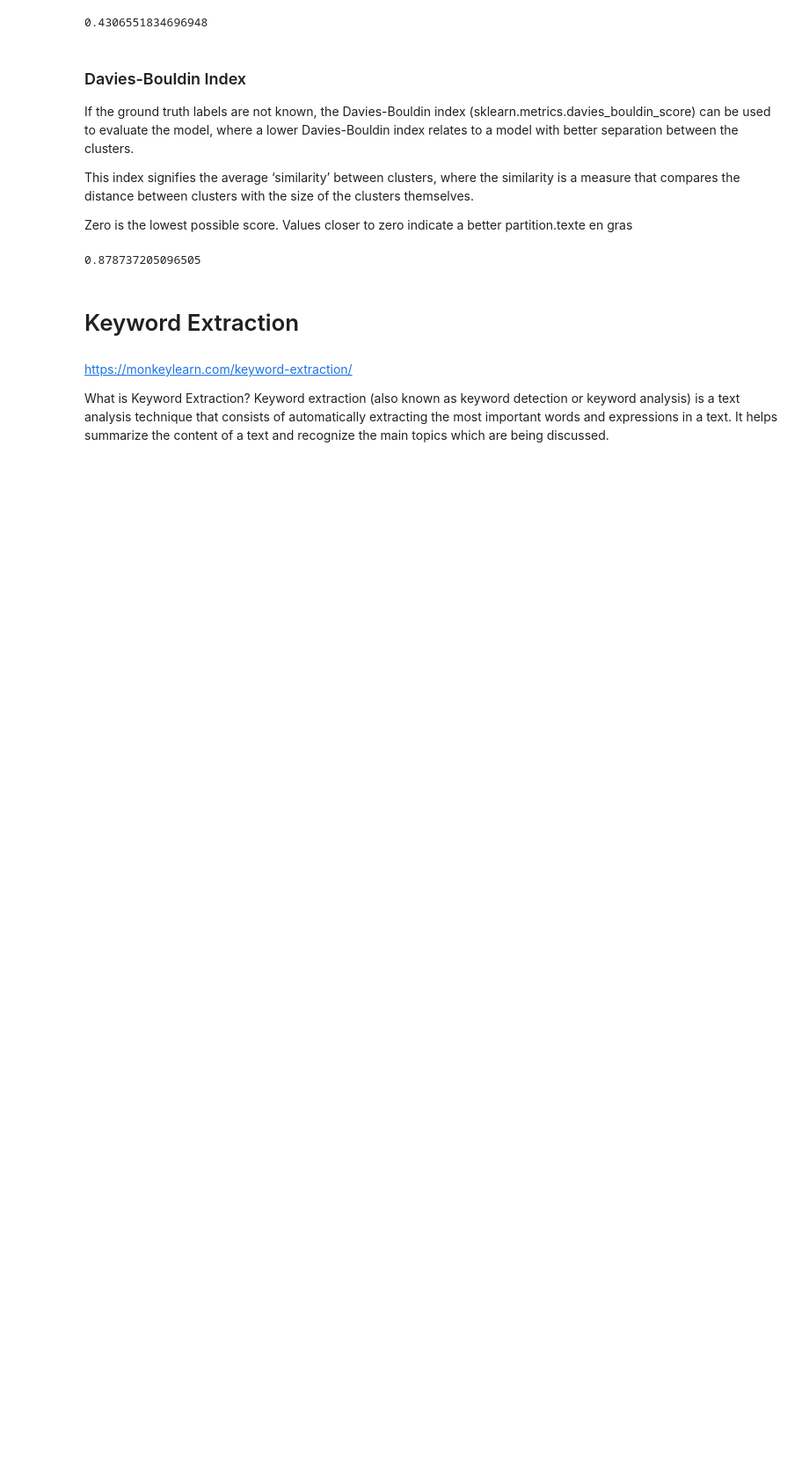
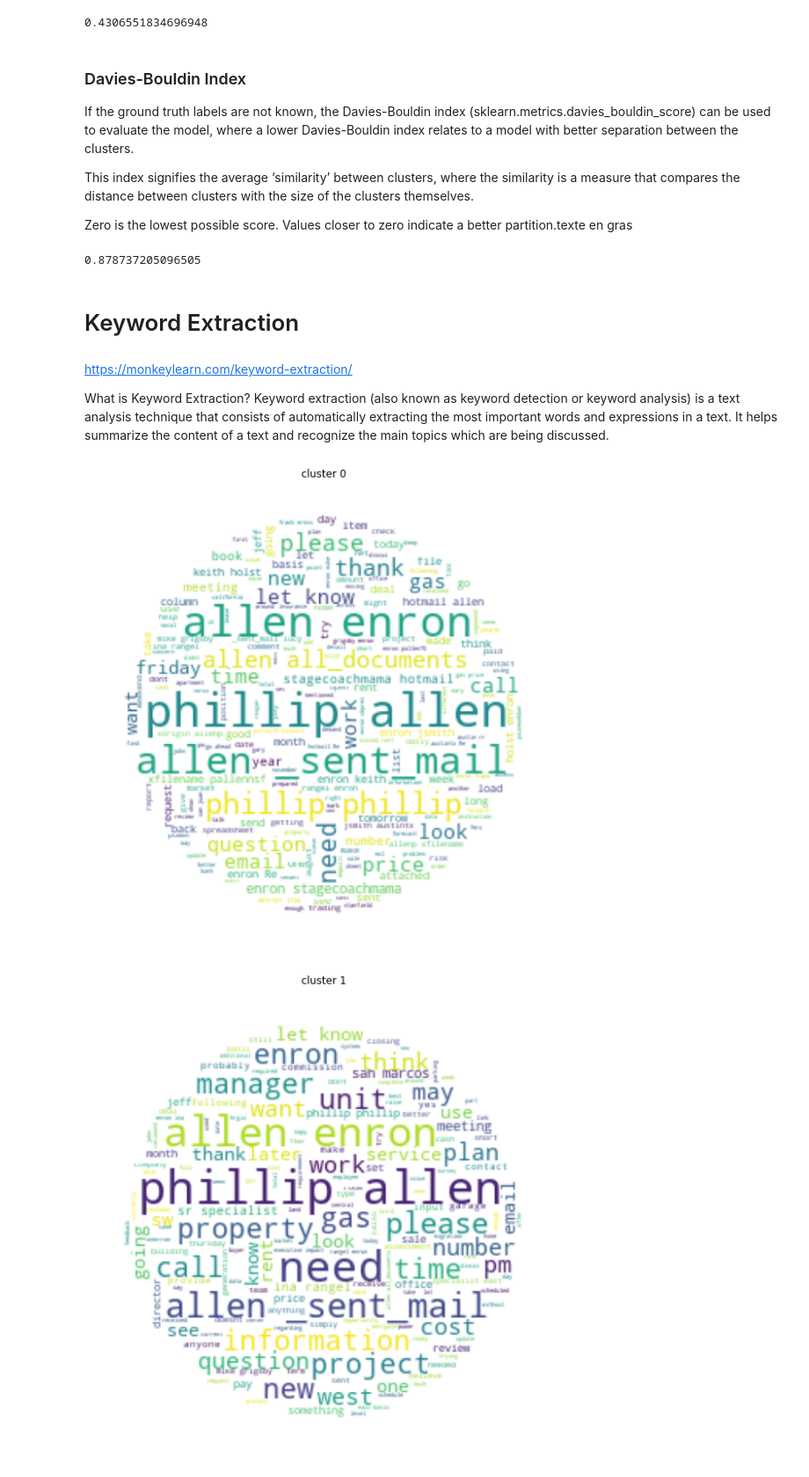
Before and after one commit to KevinFerin/Projet_Fil_Rouge-IBM, a Jupyter notebook: ENRON_email_embedding_clustering_experimental.ipynb, the cells around one changed output. Shown at 88% size. Saved outputs shown, nothing was run; the diff lists cells and outputs as text; code cells hidden in the pictures; blank space fills up the shorter version.

Commit message:
Add WordCloud
Add WordCloud for different clusters

```diff
--- a/ENRON_email_embedding_clustering_experimental.ipynb
+++ b/ENRON_email_embedding_clustering_experimental.ipynb
@@ -553,3 +554,41 @@ https://monkeylearn.com/keyword-extraction/
 
 What is Keyword Extraction?
 Keyword extraction (also known as keyword detection or keyword analysis) is a text analysis technique that consists of automatically extracting the most important words and expressions in a text. It helps summarize the content of a text and recognize the main topics which are being discussed.
+# %%
+import pandas
+email_embedding_array = pandas.read_csv('embedding_array.csv' , #quoting=1, # delim_whitespace=True,#
+                     delimiter=',',
+                 header=None) #, names=['email_embedding']
+# %%
+from sklearn.cluster import KMeans
+N = 5
+clf = KMeans(n_clusters=N,
+             max_iter=50,
+             init='k-means++',
+             n_init=4)
+labels = clf.fit_predict(email_embedding_array)
+# %%
+x, y = np.ogrid[:300, :300]
+
+mask = (x - 150) ** 2 + (y - 150) ** 2 > 130 ** 2
+mask = 255 * mask.astype(int)
+
+
+#wc = WordCloud(background_color="white", repeat=True, mask=mask)
+
+for label in np.unique(labels):
+  text=str(df.emails.values[labels==label])
+  plt.figure(figsize=(10,10))
+  # Generate a word cloud image
+  wordcloud = WordCloud(background_color="white", mask=mask).generate(text) #WordCloud(max_font_size=40)
+
+  # Display the generated image:
+  # the matplotlib way:
+  import matplotlib.pyplot as plt
+  plt.imshow(wordcloud, interpolation='bilinear')
+  plt.axis("off")
+  plt.title("cluster %d"%label)
+  plt.show()
+# %% [output]
+[figure, added]
+[figure, added]
```
Also changed, not shown: parts of 2 cells of this notebook.
